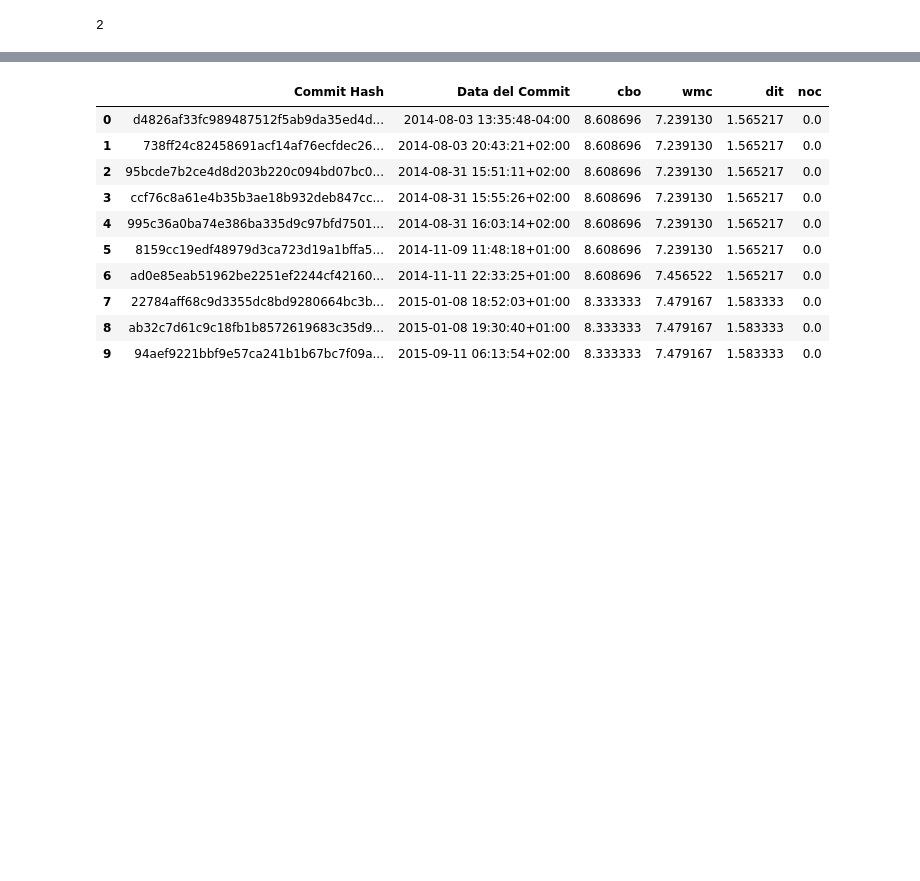
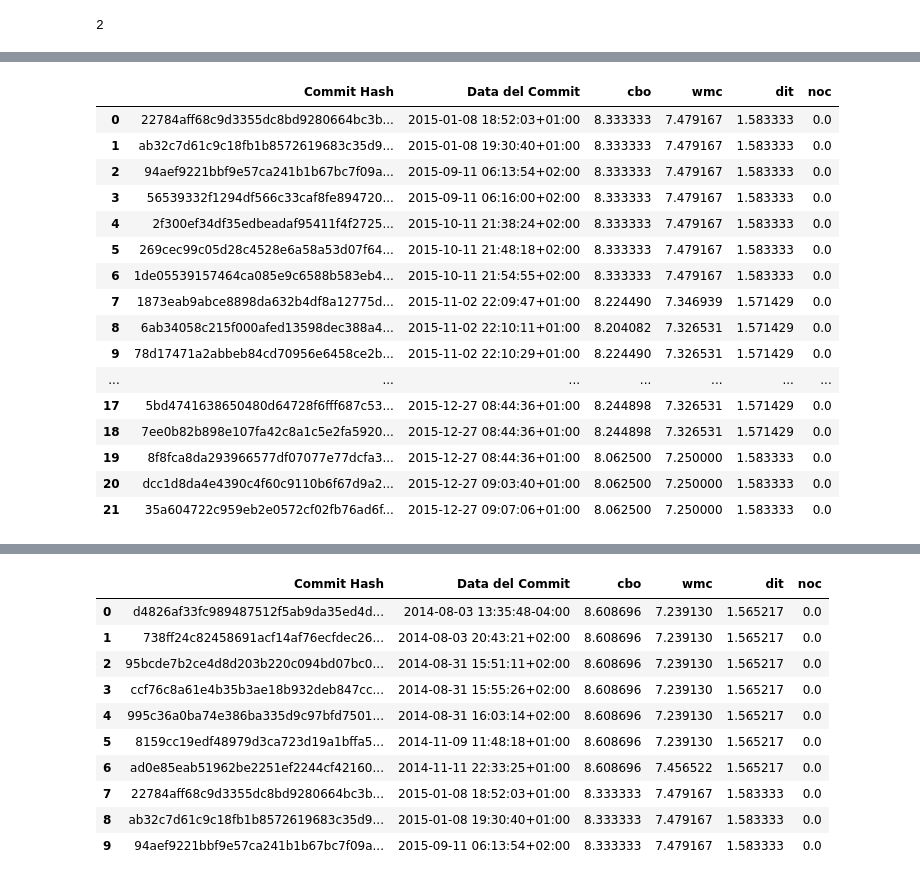
Before and after one commit to CostaMart/ing-soft2, a Jupyter notebook: provepm.ipynb, the cells around one changed output, grey strips where cells are left out. Cells and saved outputs as stored; diff of their text form; code cells hidden in the pictures; blank space fills up the shorter version.

```diff
--- a/provepm.ipynb
+++ b/provepm.ipynb
@@ -268,3 +431,23 @@ See the caveats in the documentation: https://pandas.pydata.org/pandas-docs/stab
+# %%
+resultyear
+# %% [output]
+|  | Commit Hash | Data del Commit | cbo | wmc | dit | noc |
+| 0 | 22784aff68c9d3355dc8bd9280664bc3b... | 2015-01-08 18:52:03+01:00 | 8.333333 | 7.479167 | 1.583333 | 0.0 |
+| 1 | ab32c7d61c9c18fb1b8572619683c35d9... | 2015-01-08 19:30:40+01:00 | 8.333333 | 7.479167 | 1.583333 | 0.0 |
+| 2 | 94aef9221bbf9e57ca241b1b67bc7f09a... | 2015-09-11 06:13:54+02:00 | 8.333333 | 7.479167 | 1.583333 | 0.0 |
+| 3 | 56539332f1294df566c33caf8fe894720... | 2015-09-11 06:16:00+02:00 | 8.333333 | 7.479167 | 1.583333 | 0.0 |
+| 4 | 2f300ef34df35edbeadaf95411f4f2725... | 2015-10-11 21:38:24+02:00 | 8.333333 | 7.479167 | 1.583333 | 0.0 |
+| 5 | 269cec99c05d28c4528e6a58a53d07f64... | 2015-10-11 21:48:18+02:00 | 8.333333 | 7.479167 | 1.583333 | 0.0 |
+| 6 | 1de05539157464ca085e9c6588b583eb4... | 2015-10-11 21:54:55+02:00 | 8.333333 | 7.479167 | 1.583333 | 0.0 |
+| 7 | 1873eab9abce8898da632b4df8a12775d... | 2015-11-02 22:09:47+01:00 | 8.224490 | 7.346939 | 1.571429 | 0.0 |
+| 8 | 6ab34058c215f000afed13598dec388a4... | 2015-11-02 22:10:11+01:00 | 8.204082 | 7.326531 | 1.571429 | 0.0 |
+| 9 | 78d17471a2abbeb84cd70956e6458ce2b... | 2015-11-02 22:10:29+01:00 | 8.224490 | 7.326531 | 1.571429 | 0.0 |
+| ... | ... | ... | ... | ... | ... | ... |
+| 17 | 5bd4741638650480d64728f6fff687c53... | 2015-12-27 08:44:36+01:00 | 8.244898 | 7.326531 | 1.571429 | 0.0 |
+| 18 | 7ee0b82b898e107fa42c8a1c5e2fa5920... | 2015-12-27 08:44:36+01:00 | 8.244898 | 7.326531 | 1.571429 | 0.0 |
+| 19 | 8f8fca8da293966577df07077e77dcfa3... | 2015-12-27 08:44:36+01:00 | 8.062500 | 7.250000 | 1.583333 | 0.0 |
+| 20 | dcc1d8da4e4390c4f60c9110b6f67d9a2... | 2015-12-27 09:03:40+01:00 | 8.062500 | 7.250000 | 1.583333 | 0.0 |
+| 21 | 35a604722c959eb2e0572cf02fb76ad6f... | 2015-12-27 09:07:06+01:00 | 8.062500 | 7.250000 | 1.583333 | 0.0 |
 # %%
 df
 # %% [output]
```
Also changed, not shown: parts of 27 cells of this notebook, 5 other files.
